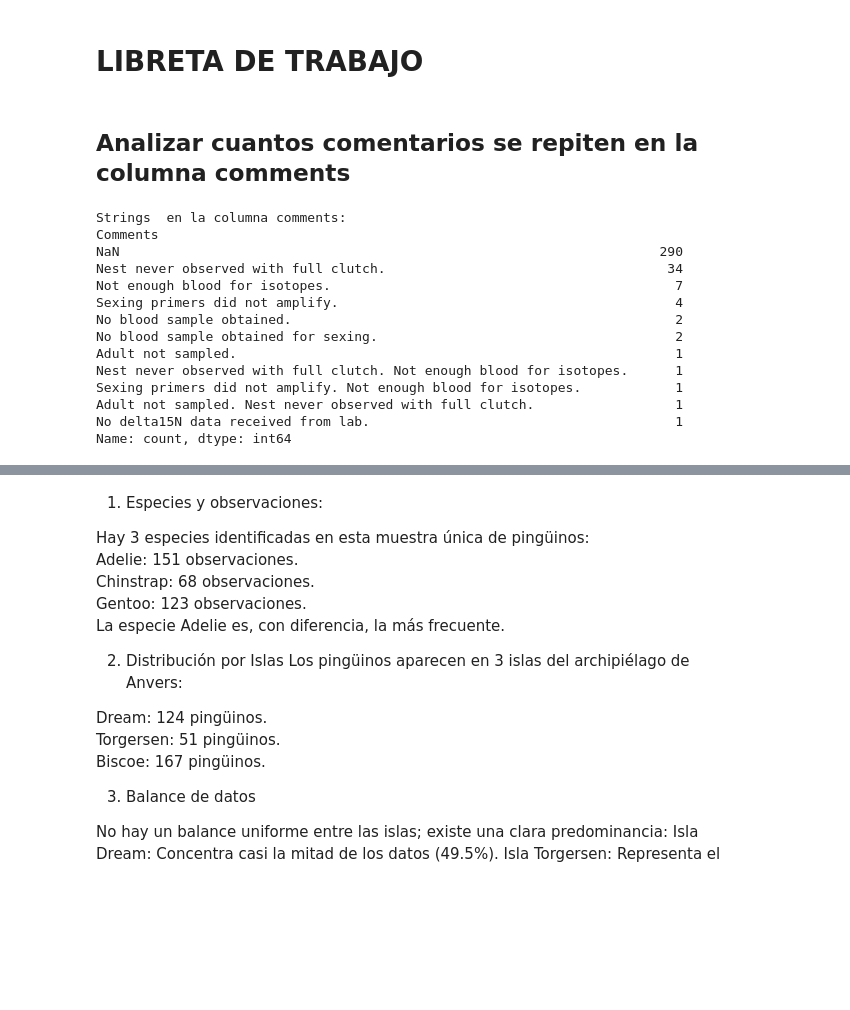
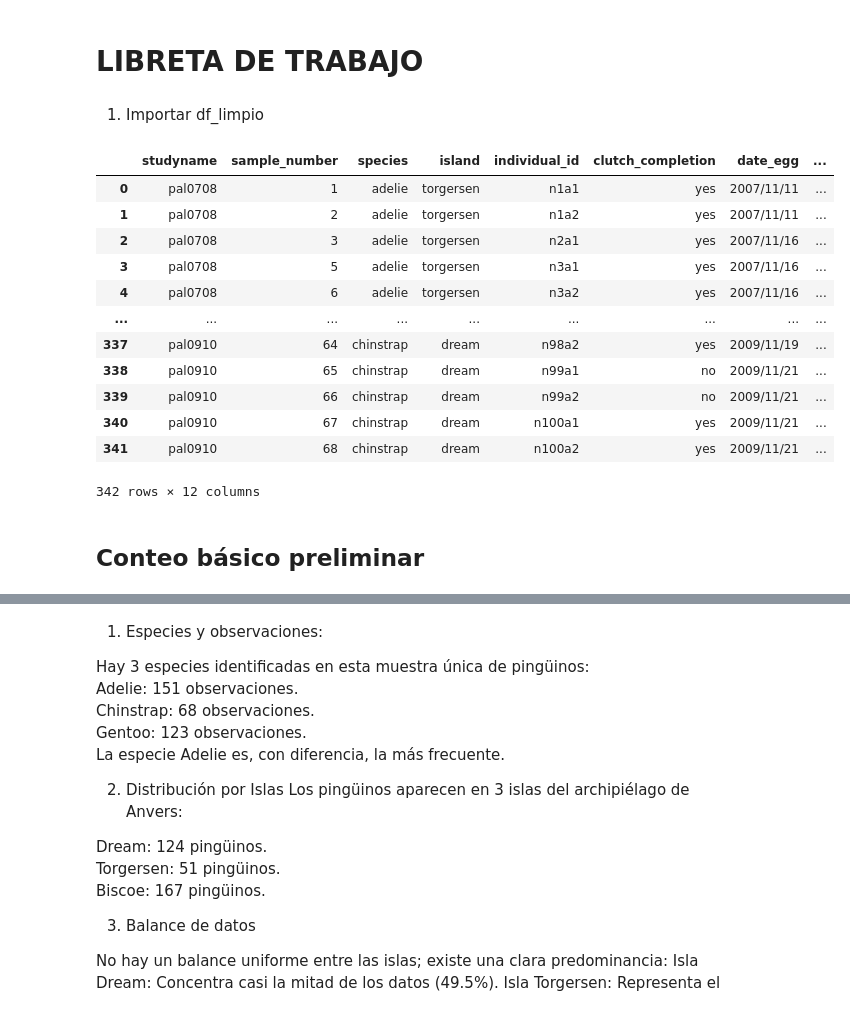
Before and after one commit to xuangfm/ejercicio_pinguinos, a Jupyter notebook: proceso_analisis.ipynb, the cells around one changed output, grey strips where cells are left out. Drawn from its saved outputs; the diff is of its cells as text; code cells hidden in the pictures; blank space fills up the shorter version.

```diff
--- a/proceso_analisis.ipynb
+++ b/proceso_analisis.ipynb
@@ -1,24 +1,23 @@
 # %% [markdown]
 # LIBRETA DE TRABAJO
+# %% [markdown]
+1. Importar df_limpio
+# %%
+df=pd.read_csv('df_clean_penguins.csv')
+df
+# %% [output]
+|  | studyname | sample_number | species | island | individual_id | clutch_completion | date_egg | ... |
+| 0 | pal0708 | 1 | adelie | torgersen | n1a1 | yes | 2007/11/11 | ... |
+| 1 | pal0708 | 2 | adelie | torgersen | n1a2 | yes | 2007/11/11 | ... |
+| 2 | pal0708 | 3 | adelie | torgersen | n2a1 | yes | 2007/11/16 | ... |
+| 3 | pal0708 | 5 | adelie | torgersen | n3a1 | yes | 2007/11/16 | ... |
+| 4 | pal0708 | 6 | adelie | torgersen | n3a2 | yes | 2007/11/16 | ... |
+| ... | ... | ... | ... | ... | ... | ... | ... | ... |
+| 337 | pal0910 | 64 | chinstrap | dream | n98a2 | yes | 2009/11/19 | ... |
+| 338 | pal0910 | 65 | chinstrap | dream | n99a1 | no | 2009/11/21 | ... |
+| 339 | pal0910 | 66 | chinstrap | dream | n99a2 | no | 2009/11/21 | ... |
+| 340 | pal0910 | 67 | chinstrap | dream | n100a1 | yes | 2009/11/21 | ... |
+| 341 | pal0910 | 68 | chinstrap | dream | n100a2 | yes | 2009/11/21 | ... |
+342 rows × 12 columns
 # %% [markdown]
-##  Analizar cuantos comentarios se repiten en la columna comments
+##  Conteo básico preliminar
-# %%
-#identificar cuantos strings distintos se repiten en la columna comments y mostrarlos
-conteo_comentarios = df['Comments'].value_counts(dropna=False)
-print("Strings  en la columna comments:")
-print(conteo_comentarios)
-# %% [output]
-Strings  en la columna comments:
-Comments
-NaN                                                                     290
-Nest never observed with full clutch.                                    34
-Not enough blood for isotopes.                                            7
-Sexing primers did not amplify.                                           4
-No blood sample obtained.                                                 2
-No blood sample obtained for sexing.                                      2
-Adult not sampled.                                                        1
-Nest never observed with full clutch. Not enough blood for isotopes.      1
-Sexing primers did not amplify. Not enough blood for isotopes.            1
-Adult not sampled. Nest never observed with full clutch.                  1
-No delta15N data received from lab.                                       1
-Name: count, dtype: int64
```
Also changed, not shown: parts of 7 cells of this notebook, 4 other files.
